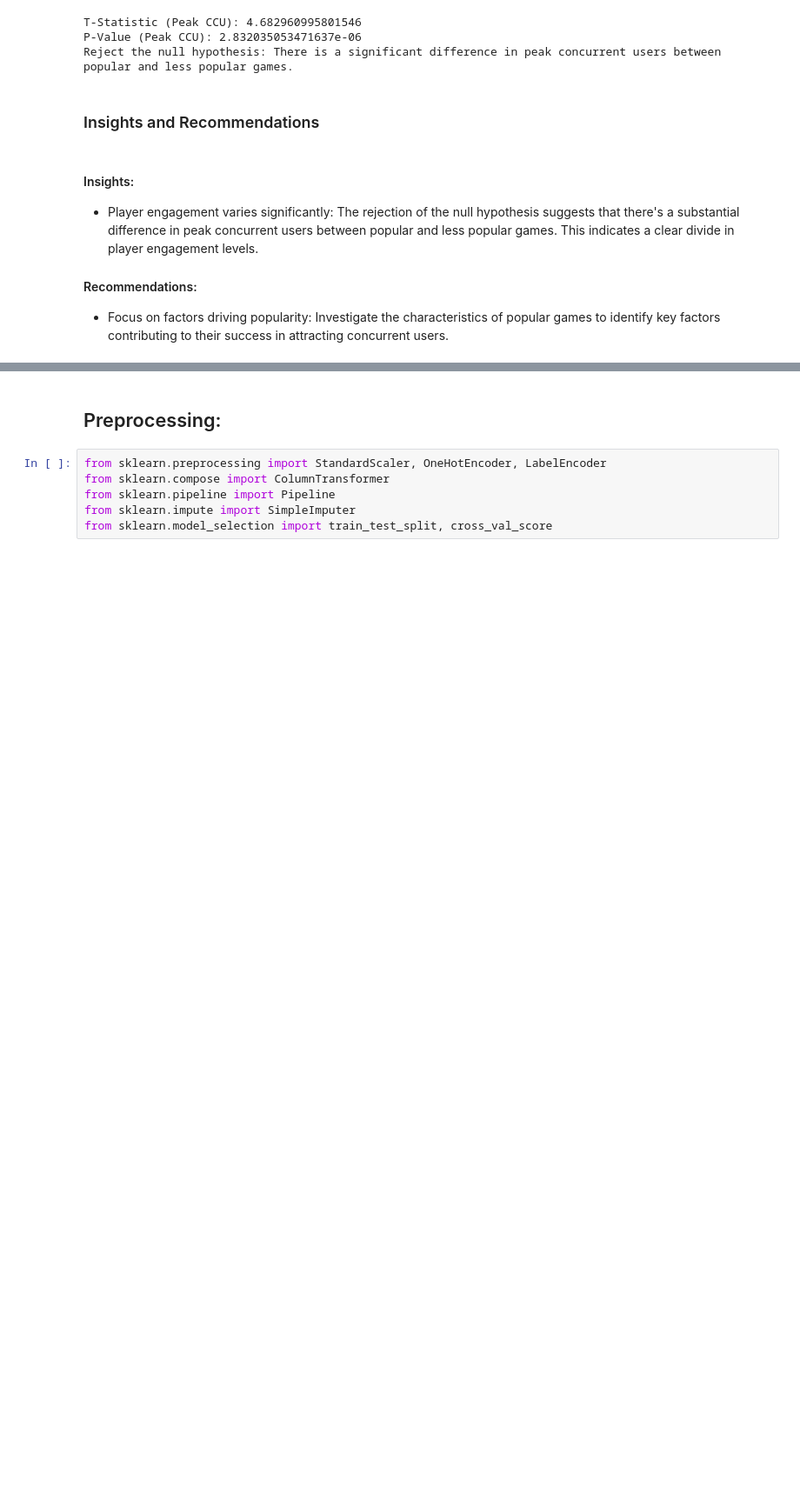
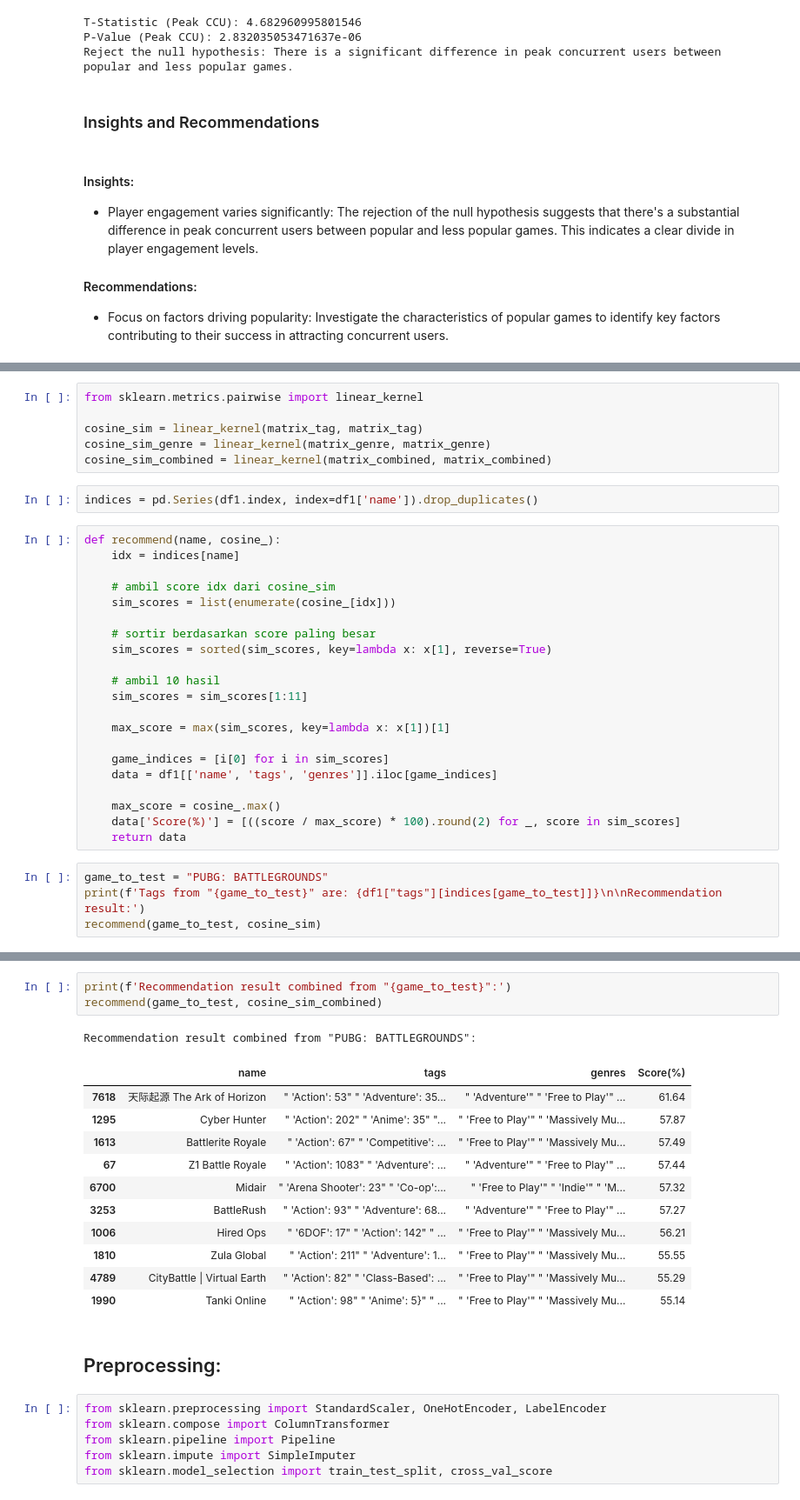
Before and after one commit to DylanNg2412/Python_Project_CU5, a Jupyter notebook: Capstone_Project.ipynb, the cells around one changed output, grey strips where cells are left out. Shown at 87% size. Cells and saved outputs as stored; diff of their text form; blank space fills up the shorter version.

```diff
--- a/Capstone_Project.ipynb
+++ b/Capstone_Project.ipynb
@@ -602,0 +682,33 @@ Reject the null hypothesis: There is a significant difference in peak concurrent
+# %%
+from sklearn.metrics.pairwise import linear_kernel
+
+cosine_sim = linear_kernel(matrix_tag, matrix_tag)
+cosine_sim_genre = linear_kernel(matrix_genre, matrix_genre)
+cosine_sim_combined = linear_kernel(matrix_combined, matrix_combined)
+# %%
+indices = pd.Series(df1.index, index=df1['name']).drop_duplicates()
+# %%
+def recommend(name, cosine_):
+    idx = indices[name]
+
+    # ambil score idx dari cosine_sim
+    sim_scores = list(enumerate(cosine_[idx]))
+
+    # sortir berdasarkan score paling besar
+    sim_scores = sorted(sim_scores, key=lambda x: x[1], reverse=True)
+
+    # ambil 10 hasil
+    sim_scores = sim_scores[1:11]
+
+    max_score = max(sim_scores, key=lambda x: x[1])[1]
+
+    game_indices = [i[0] for i in sim_scores]
+    data = df1[['name', 'tags', 'genres']].iloc[game_indices]
+
+    max_score = cosine_.max()
+    data['Score(%)'] = [((score / max_score) * 100).round(2) for _, score in sim_scores]
+    return data
+# %%
+game_to_test = "PUBG: BATTLEGROUNDS"
+print(f'Tags from "{game_to_test}" are: {df1["tags"][indices[game_to_test]]}\n\nRecommendation result:')
+recommend(game_to_test, cosine_sim)
@@ -603,3 +748,19 @@ Reject the null hypothesis: There is a significant difference in peak concurrent
+# %%
+print(f'Recommendation result combined from "{game_to_test}":')
+recommend(game_to_test, cosine_sim_combined)
+# %% [output]
+Recommendation result combined from "PUBG: BATTLEGROUNDS":
+|  | name | tags | genres | Score(%) |
+| 7618 | 天际起源 The Ark of Horizon | " 'Action': 53" " 'Adventure': 35... | " 'Adventure'" " 'Free to Play'" ... | 61.64 |
+| 1295 | Cyber Hunter | " 'Action': 202" " 'Anime': 35" "... | " 'Free to Play'" " 'Massively Mu... | 57.87 |
+| 1613 | Battlerite Royale | " 'Action': 67" " 'Competitive': ... | " 'Free to Play'" " 'Massively Mu... | 57.49 |
+| 67 | Z1 Battle Royale | " 'Action': 1083" " 'Adventure': ... | " 'Adventure'" " 'Free to Play'" ... | 57.44 |
+| 6700 | Midair | " 'Arena Shooter': 23" " 'Co-op':... | " 'Free to Play'" " 'Indie'" " 'M... | 57.32 |
+| 3253 | BattleRush | " 'Action': 93" " 'Adventure': 68... | " 'Adventure'" " 'Free to Play'" ... | 57.27 |
+| 1006 | Hired Ops | " '6DOF': 17" " 'Action': 142" " ... | " 'Free to Play'" " 'Massively Mu... | 56.21 |
+| 1810 | Zula Global | " 'Action': 211" " 'Adventure': 1... | " 'Free to Play'" " 'Massively Mu... | 55.55 |
+| 4789 | CityBattle | Virtual Earth | " 'Action': 82" " 'Class-Based': ... | " 'Free to Play'" " 'Massively Mu... | 55.29 |
+| 1990 | Tanki Online | " 'Action': 98" " 'Anime': 5}" " ... | " 'Free to Play'" " 'Massively Mu... | 55.14 |
 # %% [markdown]
 ## Preprocessing:
 # %%
```
Also changed, not shown: parts of 17 cells of this notebook, 1 other file.
